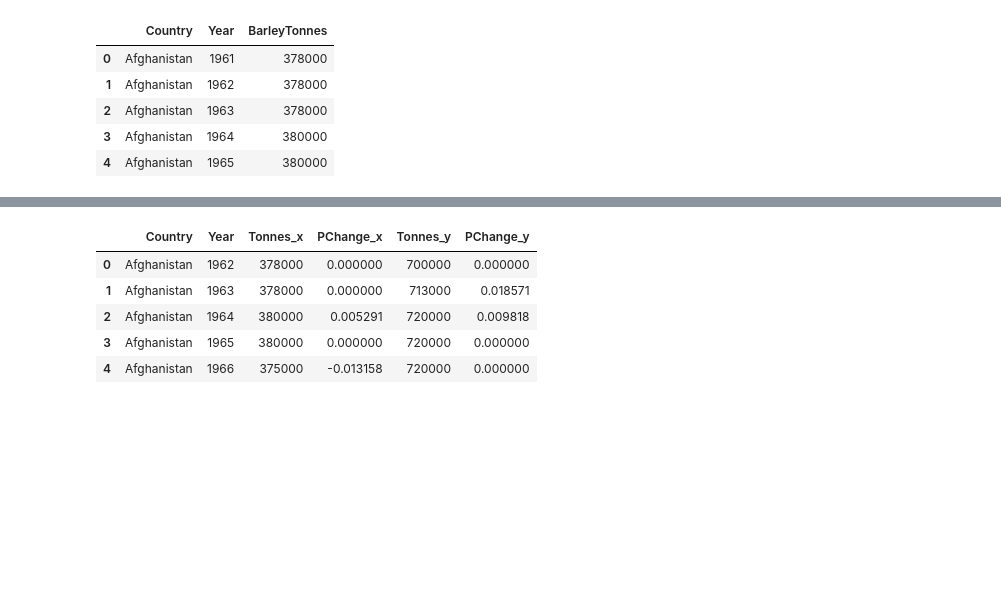
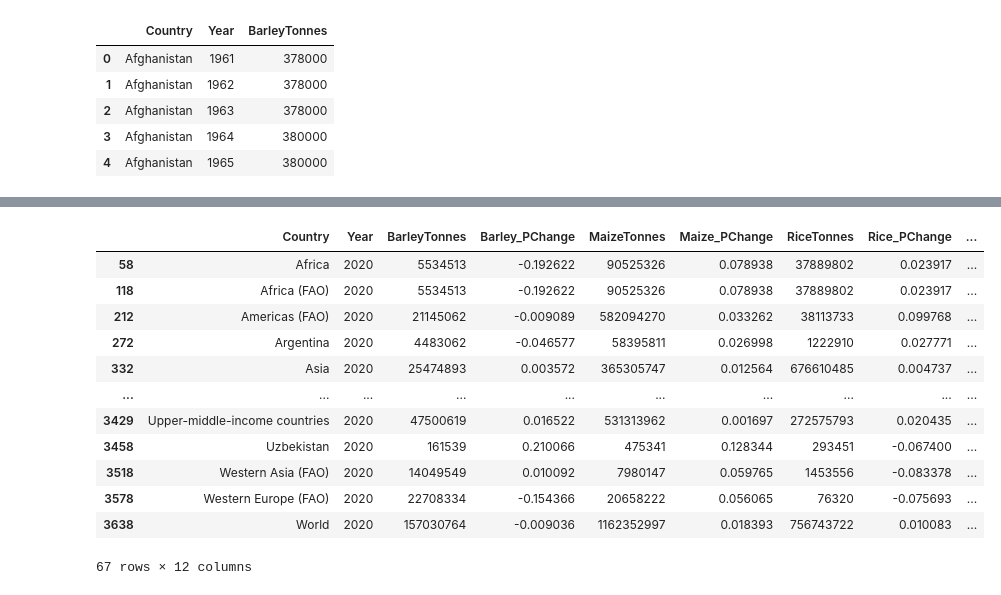
Before and after one commit to MichaelP84/HackFarmers, a Jupyter notebook: HackFarmers.ipynb, the cells around one changed output, grey strips where cells are left out. Drawn from its saved outputs; the diff is of its cells as text; code cells hidden in the pictures; blank space fills up the shorter version.

```diff
--- a/HackFarmers.ipynb
+++ b/HackFarmers.ipynb
@@ -94,11 +94,18 @@ c2 = pd.merge(rice_pd, rye_pd, on=['Year','Country'])
 c3 = pd.merge(c1, c2, on=['Year','Country'])
 Cereal = pd.merge(c3, wheat_pd, on=['Year','Country'])
 # %%
-Cereal
+Cereal.loc[Cereal['Year'] == 2020]
 # %% [output]
-|  | Country | Year | Tonnes_x | PChange_x | Tonnes_y | PChange_y |
-| 0 | Afghanistan | 1962 | 378000 | 0.000000 | 700000 | 0.000000 |
-| 1 | Afghanistan | 1963 | 378000 | 0.000000 | 713000 | 0.018571 |
-| 2 | Afghanistan | 1964 | 380000 | 0.005291 | 720000 | 0.009818 |
-| 3 | Afghanistan | 1965 | 380000 | 0.000000 | 720000 | 0.000000 |
-| 4 | Afghanistan | 1966 | 375000 | -0.013158 | 720000 | 0.000000 |
+|  | Country | Year | BarleyTonnes | Barley_PChange | MaizeTonnes | Maize_PChange | RiceTonnes | Rice_PChange | ... |
+| 58 | Africa | 2020 | 5534513 | -0.192622 | 90525326 | 0.078938 | 37889802 | 0.023917 | ... |
+| 118 | Africa (FAO) | 2020 | 5534513 | -0.192622 | 90525326 | 0.078938 | 37889802 | 0.023917 | ... |
+| 212 | Americas (FAO) | 2020 | 21145062 | -0.009089 | 582094270 | 0.033262 | 38113733 | 0.099768 | ... |
+| 272 | Argentina | 2020 | 4483062 | -0.046577 | 58395811 | 0.026998 | 1222910 | 0.027771 | ... |
+| 332 | Asia | 2020 | 25474893 | 0.003572 | 365305747 | 0.012564 | 676610485 | 0.004737 | ... |
+| ... | ... | ... | ... | ... | ... | ... | ... | ... | ... |
+| 3429 | Upper-middle-income countries | 2020 | 47500619 | 0.016522 | 531313962 | 0.001697 | 272575793 | 0.020435 | ... |
+| 3458 | Uzbekistan | 2020 | 161539 | 0.210066 | 475341 | 0.128344 | 293451 | -0.067400 | ... |
+| 3518 | Western Asia (FAO) | 2020 | 14049549 | 0.010092 | 7980147 | 0.059765 | 1453556 | -0.083378 | ... |
+| 3578 | Western Europe (FAO) | 2020 | 22708334 | -0.154366 | 20658222 | 0.056065 | 76320 | -0.075693 | ... |
+| 3638 | World | 2020 | 157030764 | -0.009036 | 1162352997 | 0.018393 | 756743722 | 0.010083 | ... |
+67 rows × 12 columns
```
Also changed, not shown: parts of 7 cells of this notebook.
